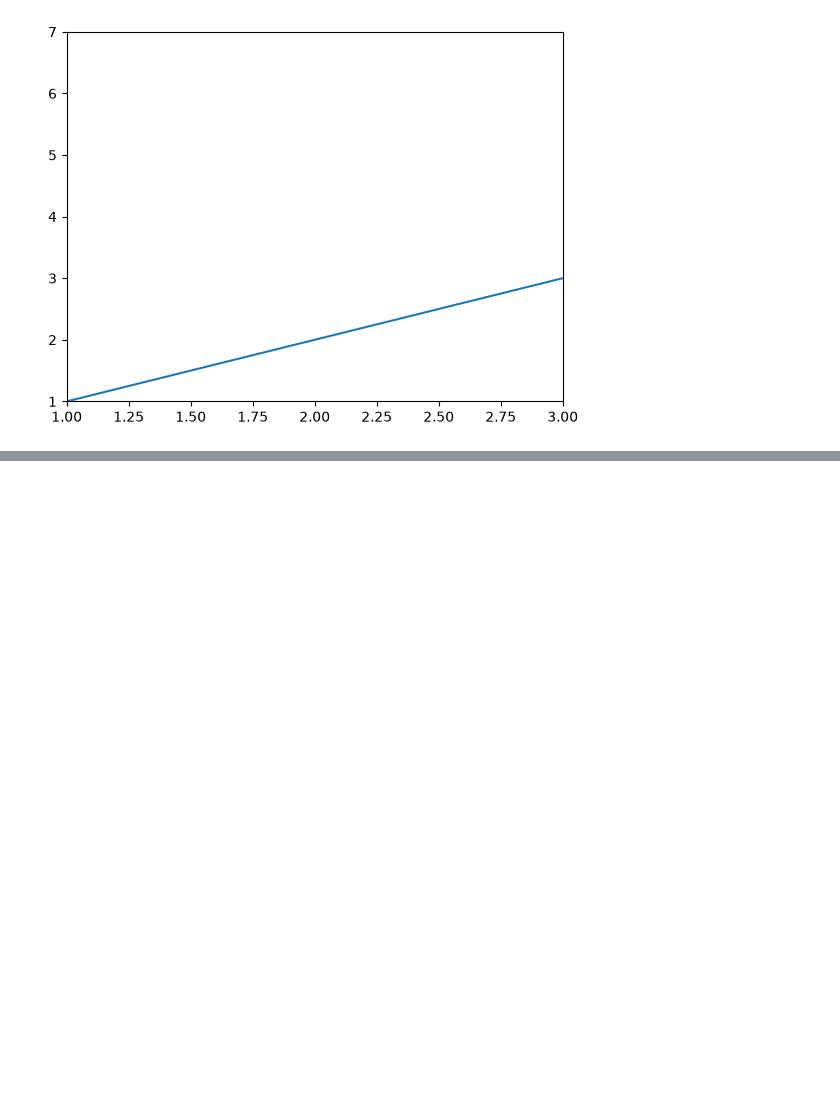
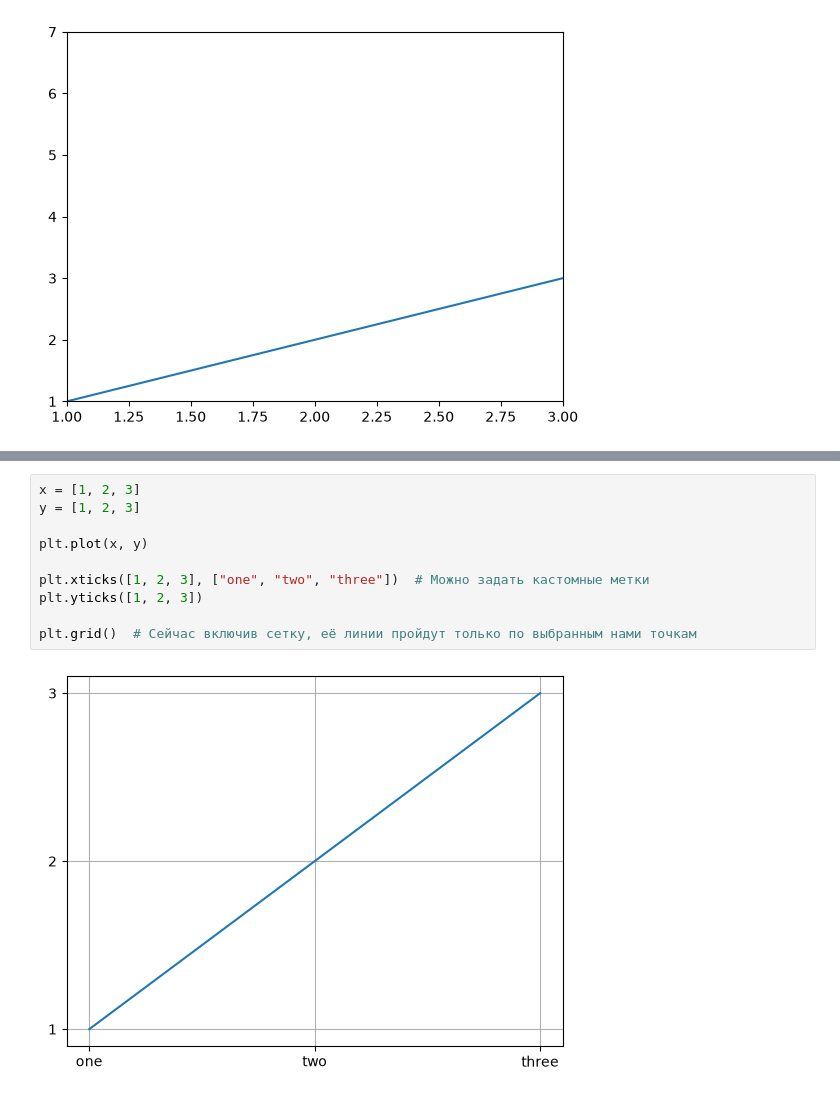
Before and after one commit to KidIsKing/python_libraries_learning, a Jupyter notebook: matplotlib/guide/tutorial.ipynb, the cells around one changed output, grey strips where cells are left out. Cells and saved outputs as stored; diff of their text form; blank space fills up the shorter version.

```diff
--- a/matplotlib/guide/tutorial.ipynb
+++ b/matplotlib/guide/tutorial.ipynb
@@ -391,0 +418,12 @@ plt.ylim([1, 7])
+# %%
+x = [1, 2, 3]
+y = [1, 2, 3]
+
+plt.plot(x, y)
+
+plt.xticks([1, 2, 3], ["one", "two", "three"])  # Можно задать кастомные метки
+plt.yticks([1, 2, 3])
+
+plt.grid()  # Сейчас включив сетку, её линии пройдут только по выбранным нами точкам
+# %% [output]
+[figure, added]
```
Also changed, not shown: parts of 18 cells of this notebook, 1 other file.
